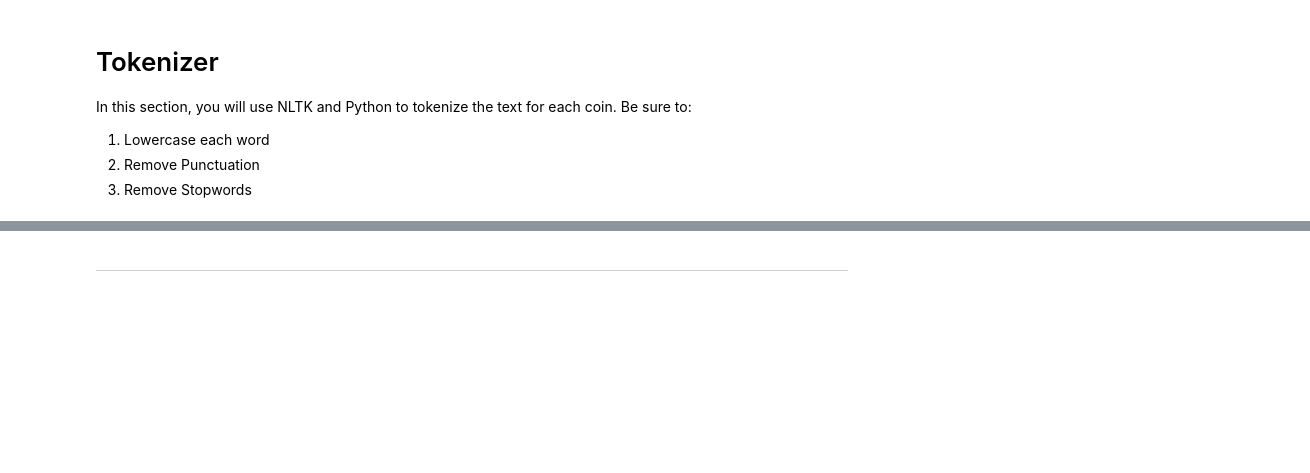
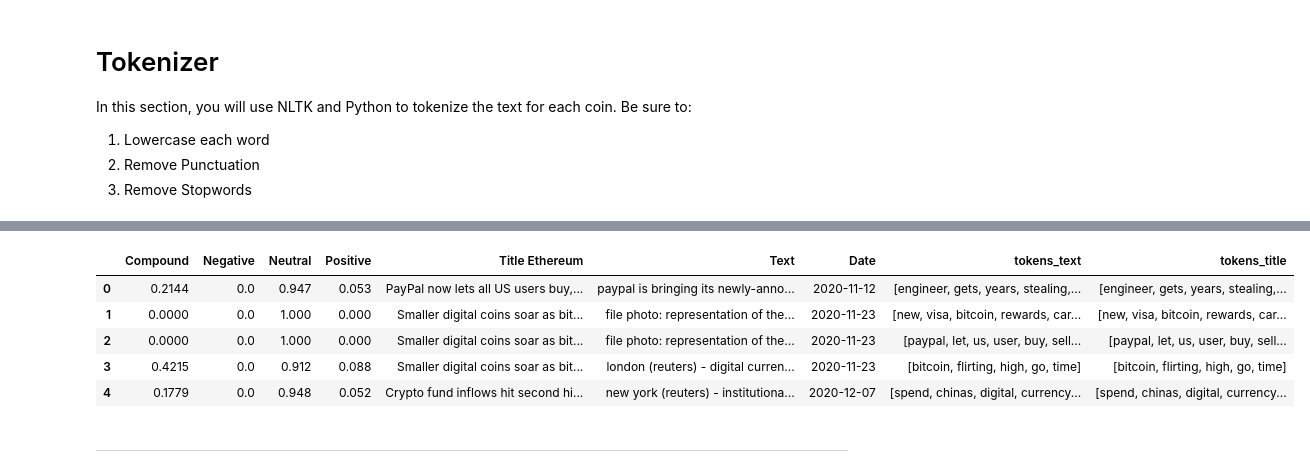
Before and after one commit to EKellerman/NLP_HW, a Jupyter notebook: Instructions/Starter_Code/crypto_sentiment.ipynb, the cells around one changed output, grey strips where cells are left out. Saved outputs shown, nothing was run; the diff lists cells and outputs as text; code cells hidden in the pictures; blank space fills up the shorter version.

```diff
--- a/Instructions/Starter_Code/crypto_sentiment.ipynb
+++ b/Instructions/Starter_Code/crypto_sentiment.ipynb
@@ -160,3 +243,32 @@ def tokenizer(text):
+# %%
+# Create a new tokens column for ethereum
+# YOUR CODE HERE!
+ethereum_tokens = ethereum_df.copy()
+
+tokenized_eth = []
+for i in ethereum_tokens['Text']:
+    tokenized_articles = tokenizer(i)
+    tokenized_eth.append({'tokens':tokenized_articles})
+
+tokens_eth= pd.DataFrame(tokenized)
+ethereum_tokens['tokens_text'] = tokens_eth
+
+tokenized_eth = []
+for i in ethereum_tokens['Title Ethereum']:
+    tokenized_articles = tokenizer(i)
+    tokenized_eth.append({'tokens_title':tokenized_articles})
+
+tokens_eth= pd.DataFrame(tokenized)
+ethereum_tokens['tokens_title'] = tokens_eth
+
+ethereum_tokens.head()
+# %% [output]
+|  | Compound | Negative | Neutral | Positive | Title Ethereum | Text | Date | tokens_text | tokens_title |
+| 0 | 0.2144 | 0.0 | 0.947 | 0.053 | PayPal now lets all US users buy,... | paypal is bringing its newly-anno... | 2020-11-12 | [engineer, gets, years, stealing,... | [engineer, gets, years, stealing,... |
+| 1 | 0.0000 | 0.0 | 1.000 | 0.000 | Smaller digital coins soar as bit... | file photo: representation of the... | 2020-11-23 | [new, visa, bitcoin, rewards, car... | [new, visa, bitcoin, rewards, car... |
+| 2 | 0.0000 | 0.0 | 1.000 | 0.000 | Smaller digital coins soar as bit... | file photo: representation of the... | 2020-11-23 | [paypal, let, us, user, buy, sell... | [paypal, let, us, user, buy, sell... |
+| 3 | 0.4215 | 0.0 | 0.912 | 0.088 | Smaller digital coins soar as bit... | london (reuters) - digital curren... | 2020-11-23 | [bitcoin, flirting, high, go, time] | [bitcoin, flirting, high, go, time] |
+| 4 | 0.1779 | 0.0 | 0.948 | 0.052 | Crypto fund inflows hit second hi... | new york (reuters) - institutiona... | 2020-12-07 | [spend, chinas, digital, currency... | [spend, chinas, digital, currency... |
 # %% [markdown]
 ---
 # %% [markdown]
```
Also changed, not shown: parts of 23 cells of this notebook.
